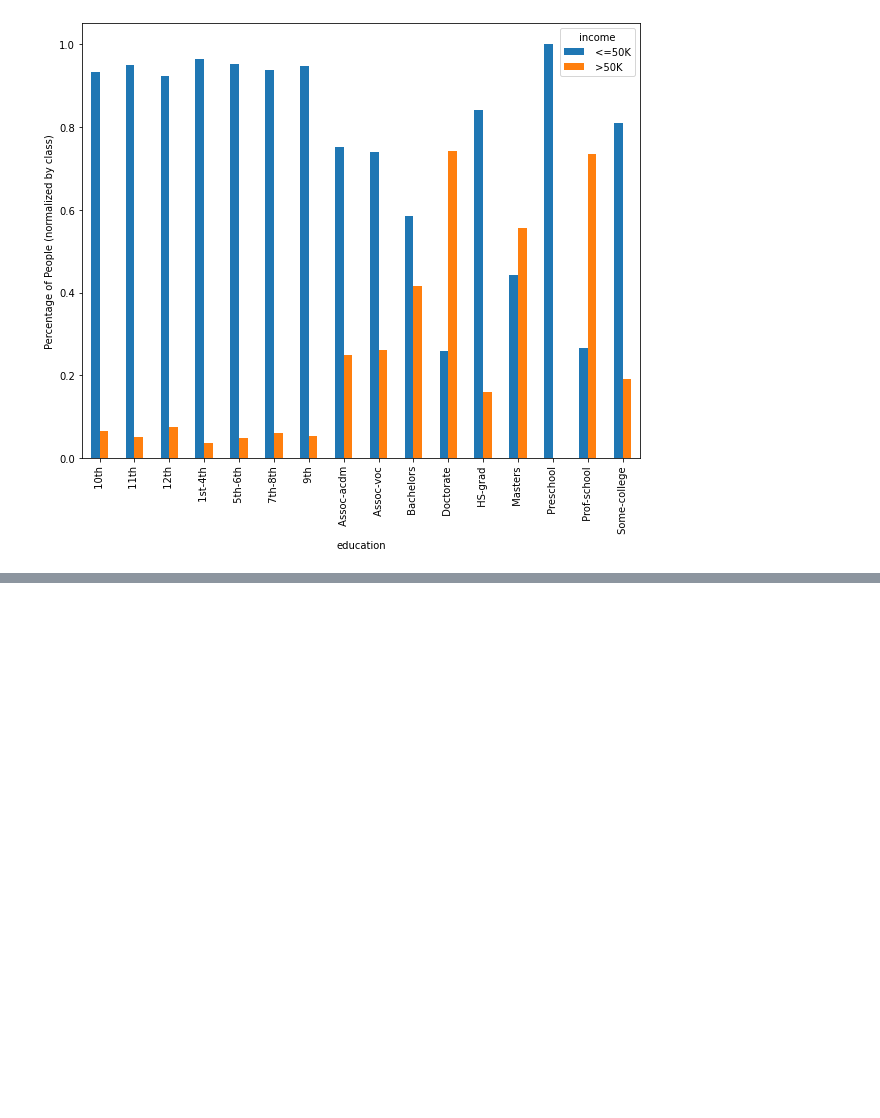
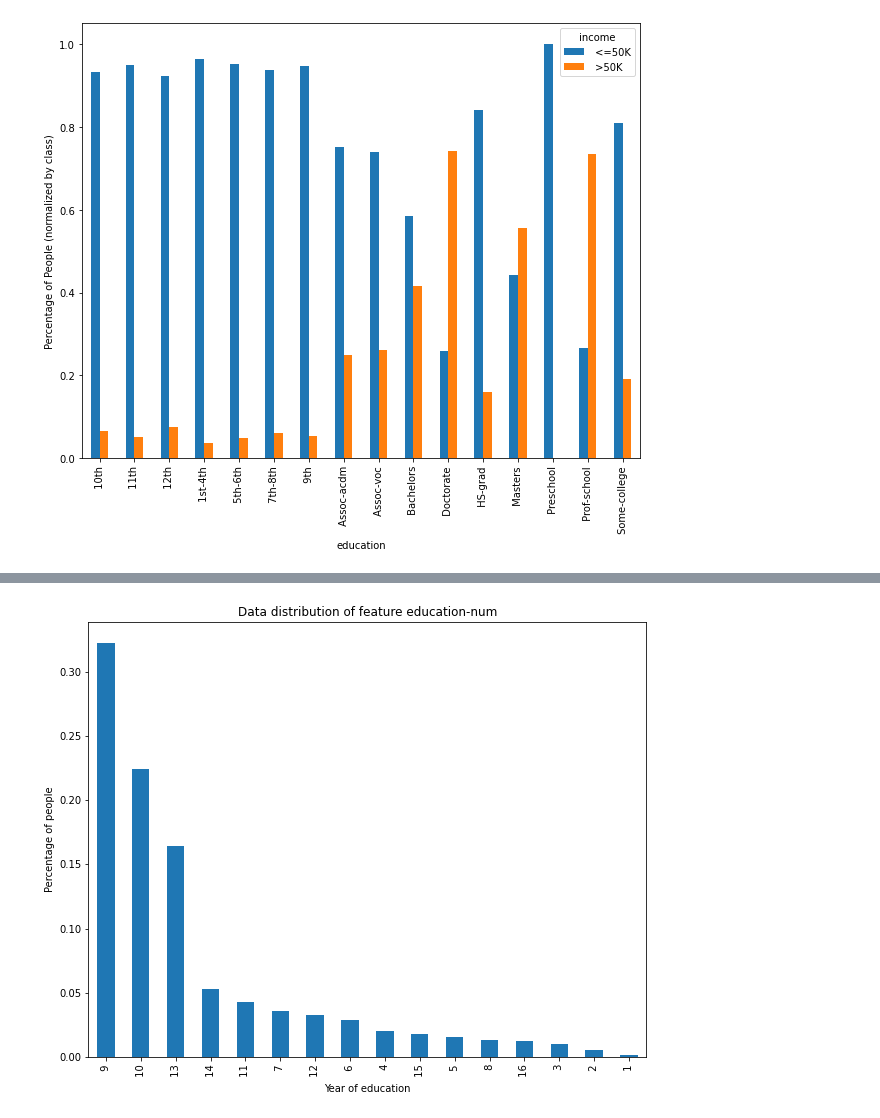
Before and after one commit to Abhishekpratapsingh321/EDA-on-Income_census_prediction, a Jupyter notebook: income_census_dataset_prediction.ipynb, the cells around one changed output, grey strips where cells are left out. Drawn from its saved outputs; the diff is of its cells as text; code cells hidden in the pictures; blank space fills up the shorter version.

```diff
--- a/income_census_dataset_prediction.ipynb
+++ b/income_census_dataset_prediction.ipynb
@@ -468,0 +493,3 @@ Text(0, 0.5, 'Percentage of People (normalized by class)')
+# %%
+var="education-num"
+continuous_feature_analysis(df,var)
@@ -468,0 +523,9 @@ Text(0, 0.5, 'Percentage of People (normalized by class)')
+# %%
+ax=df[var].value_counts(normalize=True).plot.bar()
+ax.set_title("Data distribution of feature "+var)
+ax.set_ylabel("Percentage of people")
+ax.set_xlabel("Year of education")
+ax.set_xticklabels(labels=[' 9', ' 10', ' 13', ' 14', ' 11', ' 7', ' 12', ' 6', ' 4', ' 15', ' 5', ' 8', ' 16', ' 3', ' 2', ' 1'])
+plt.show()
+# %% [output]
+[figure, added]
```
Also changed, not shown: parts of 37 cells of this notebook.
